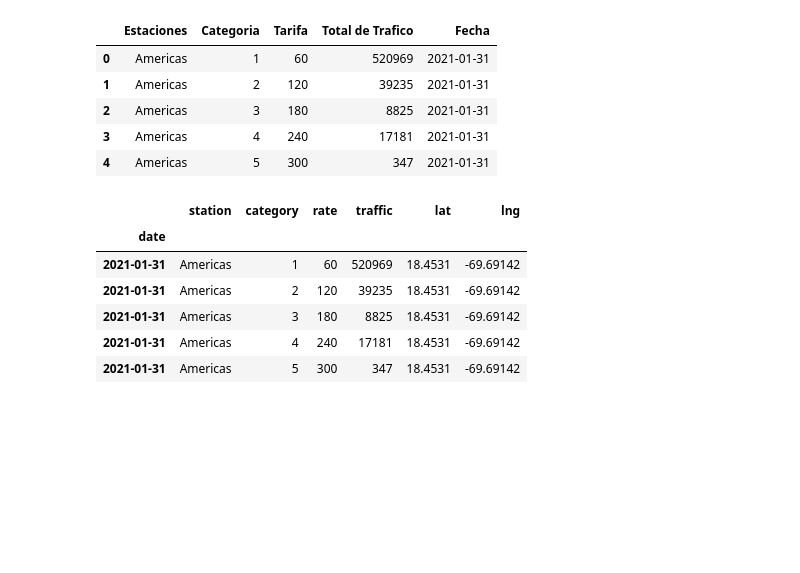
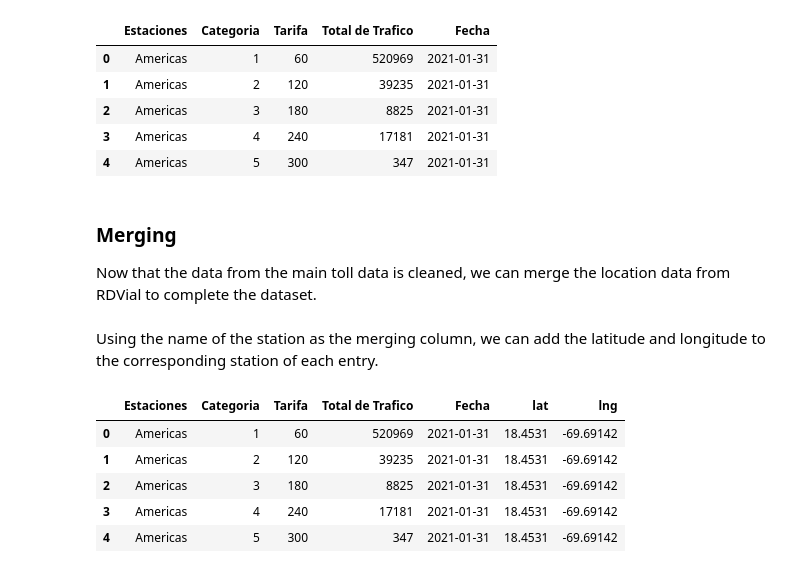
Before and after one commit to ASB24/toll-visualization, a Jupyter notebook: toll.ipynb, the cells around one changed output. Saved outputs shown, nothing was run; the diff lists cells and outputs as text; code cells hidden in the pictures; blank space fills up the shorter version.

Commit message:
add md documentation to merging location data to main toll dataset

```diff
--- a/toll.ipynb
+++ b/toll.ipynb
@@ -83,29 +86,23 @@ df.head()
 | 2 | Americas | 3 | 180 | 8825 | 2021-01-31 |
 | 3 | Americas | 4 | 240 | 17181 | 2021-01-31 |
 | 4 | Americas | 5 | 300 | 347 | 2021-01-31 |
+# %% [markdown]
+### Merging
+Now that the data from the main toll data is cleaned, we can merge the location data from RDVial to complete the dataset.
+# %% [markdown]
+Using the name of the station as the merging column, we can add the latitude and longitude to the corresponding station of each entry.
 # %%
 coors_path = './data/locations.csv'
 locations_df = pd.read_csv(coors_path)
 
 df = df.merge(locations_df, left_on='Estaciones', right_on='title', how='left')
 df.drop(columns=['title'], inplace=True)
 
-df.rename(columns={
-    'Estaciones': 'station',
-    'Categoria': 'category',
-    'Tarifa': 'rate',
-    'Total de Trafico': 'traffic',
-    'Fecha': 'date',
-}, inplace=True)
-
-df.set_index('date', inplace=True)
-
 df.head()
 # %% [output]
-|  | station | category | rate | traffic | lat | lng |
-| date |  |  |  |  |  |  |
-| 2021-01-31 | Americas | 1 | 60 | 520969 | 18.4531 | -69.69142 |
-| 2021-01-31 | Americas | 2 | 120 | 39235 | 18.4531 | -69.69142 |
-| 2021-01-31 | Americas | 3 | 180 | 8825 | 18.4531 | -69.69142 |
-| 2021-01-31 | Americas | 4 | 240 | 17181 | 18.4531 | -69.69142 |
-| 2021-01-31 | Americas | 5 | 300 | 347 | 18.4531 | -69.69142 |
+|  | Estaciones | Categoria | Tarifa | Total de Trafico | Fecha | lat | lng |
+| 0 | Americas | 1 | 60 | 520969 | 2021-01-31 | 18.4531 | -69.69142 |
+| 1 | Americas | 2 | 120 | 39235 | 2021-01-31 | 18.4531 | -69.69142 |
+| 2 | Americas | 3 | 180 | 8825 | 2021-01-31 | 18.4531 | -69.69142 |
+| 3 | Americas | 4 | 240 | 17181 | 2021-01-31 | 18.4531 | -69.69142 |
+| 4 | Americas | 5 | 300 | 347 | 2021-01-31 | 18.4531 | -69.69142 |
```
Also changed, not shown: parts of 7 cells of this notebook.
